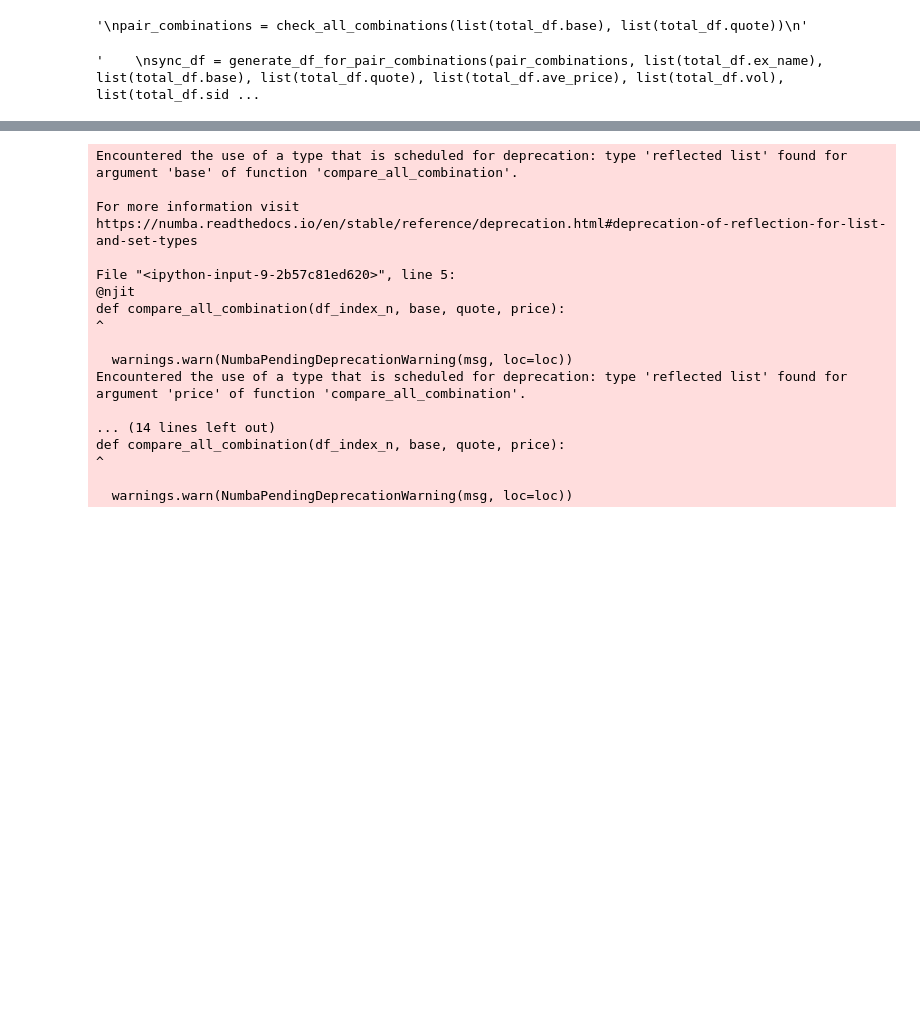
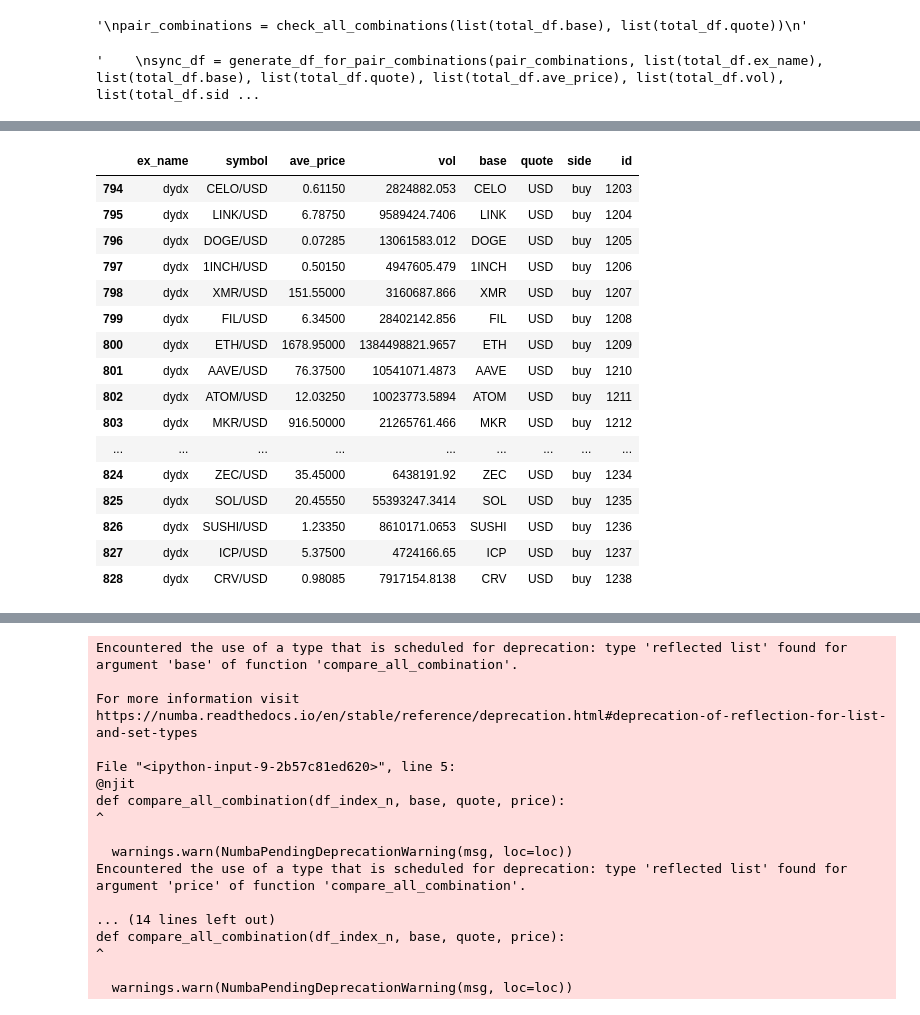
Before and after one commit to alunfes/1m-btc-data, a Jupyter notebook: Cartpole_test.ipynb, the cells around one changed output, grey strips where cells are left out. Cells and saved outputs as stored; diff of their text form; code cells hidden in the pictures; blank space fills up the shorter version.

```diff
--- a/Cartpole_test.ipynb
+++ b/Cartpole_test.ipynb
@@ -483,7 +517,7 @@ pair_combinations = check_all_combinations(list(total_df.base), list(total_df.qu
 # %%
 #pairとして成立しているものの合成後のex list, sdie list, symbol, 価格を加える。
 @jit
-def generate_df_for_pair_combinations(pair_combinations, ex_name, base, quote, ave_price, vol, side):
+def generate_df_for_pair_combinations(pair_combinations, ex_name, base, quote, ave_price, vol, side, id):
     sync_data = []
     for comb in pair_combinations:
         a_index = comb[0]
@@ -497,6 +531,10 @@ def generate_df_for_pair_combinations(pair_combinations, ex_name, base, quote, a
         a_symbol = base[a_index] + '/' + quote[a_index]
         b_symbol = base[b_index] + '/' + quote[b_index]
         symbol = check_sync_symbol(base[a_index], quote[a_index], base[b_index], quote[b_index])
+
+        if base[a_index] == 'BADGER' and quote[a_index] == 'BTC' and base[b_index] == 'BADGER' and quote[b_index] == 'BTC':
+            print(symbol)
+
         if symbol != ('', ''):
             sync_data.append({'ex_name': ex_name[a_index] + ',' + ex_name[b_index],
                               'symbol': symbol[0] + '/' + symbol[1],
@@ -504,7 +542,8 @@ def generate_df_for_pair_combinations(pair_combinations, ex_name, base, quote, a
                               'vol': str(a_vol) + ',' + str(b_vol),
                               'base': symbol[0],
                               'quote': symbol[1],
-                              'side': a_side + ',' + b_side})
+                              'side': a_side + ',' + b_side,
+                             'id': str(id[a_index])+','+str(id[b_index])})
     sync_df = pd.DataFrame(sync_data)
     return sync_df
 '''
@@ -560,7 +599,9 @@ for ex_name in merged_df['ex_name'].unique():
 pair_df = pd.DataFrame(pair_list)
 merged_df['base'] = pair_df['base']
 merged_df['quote'] = pair_df['quote']
-merged_df = check_ticker_in_multiple_exchanges(merged_df, num_listed_ex_kijun)
+#merged_df = check_ticker_in_multiple_exchanges(merged_df, num_listed_ex_kijun)
+merged_df = check_ticker_in_multiple_exchanges_ex_stable(merged_df, num_listed_ex_kijun, True)
+print(merged_df)
 merged_df['side'] = 'buy'
 #generate copied df for sell
 copied_df = merged_df.copy()
@@ -572,15 +613,22 @@ copied_df['quote'] = base
 copied_df['symbol'] = quote+'/'+base
 copied_df['ave_price'] = 1/copied_df['ave_price']
 total_df = pd.concat([merged_df, copied_df], ignore_index=True)
-total_df = total_df[total_df.vol > vol_size_kijun]
+total_df = total_df[total_df.vol > vol_size_kijun] #volumeが一定以下のものは削除
+total_df = total_df[~total_df['symbol'].str.contains(':')] #USDT:USDTみたいなものは削除。どのようなsymbolなのかを調べる必要がある。
 total_df.reset_index(drop=True)
+total_df['id'] = list(total_df.index)
 #check all combinations available
 pair_combinations = check_all_combinations(list(total_df.base), list(total_df.quote))
 print('identified ', len(pair_combinations), ' pairs for arb.')
 #generate sync df
-sync_df = generate_df_for_pair_combinations(pair_combinations, list(total_df.ex_name), list(total_df.base), list(total_df.quote), list(total_df.ave_price), list(total_df.vol), list(total_df.side))
+sync_df = generate_df_for_pair_combinations(pair_combinations, list(total_df.ex_name), list(total_df.base), list(total_df.quote), list(total_df.ave_price), list(total_df.vol), list(total_df.side), list(total_df.id))
 final_df = pd.concat([total_df, sync_df], ignore_index=True).reset_index(drop=True)
+target_df = final_df.copy()
+target_df = target_df[target_df['id'].str.contains(',', na=False) == False]
+target_df.to_csv('/content/drive/My Drive/target_df.csv')
 final_df["symbol"] = final_df["symbol"].str.replace("USDT|USDC|BUSD", "USD", regex=True)
+
+st = time.time()
 final_df = final_df.sort_values("symbol")
 #remove nan inf data rows
 nan_rows = final_df.loc[final_df.isna().any(axis=1)]
@@ -589,4 +637,8 @@ final_df = final_df.dropna()
 inf_rows = final_df.loc[final_df.isin([np.inf, -np.inf]).any(axis=1)]
 print(len(inf_rows), ' rows contain inf and removed.')
 final_df = final_df[~final_df.isin([np.inf, -np.inf]).any(axis=1)].dropna()
+#final_df.to_csv('/content/drive/My Drive/final_df.csv')
+min_max_df = calc_symbol_min_max_ratio(final_df)
+print(time.time()-st)
+min_max_df.to_csv('/content/drive/My Drive/minmax_df.csv')
 # %% [output]
@@ -645,0 +748,24 @@ Maximum ave_price: 2178649237.472767
+# %%
+target_df = target_df[target_df['side']=='buy']
+dydx_df = target_df[target_df['ex_name']=='dydx']
+dydx_df
+#df = target_df.sample(frac=1, random_state=41)
+#df
+# %% [output]
+|  | ex_name | symbol | ave_price | vol | base | quote | side | id |
+| 794 | dydx | CELO/USD | 0.61150 | 2824882.053 | CELO | USD | buy | 1203 |
+| 795 | dydx | LINK/USD | 6.78750 | 9589424.7406 | LINK | USD | buy | 1204 |
+| 796 | dydx | DOGE/USD | 0.07285 | 13061583.012 | DOGE | USD | buy | 1205 |
+| 797 | dydx | 1INCH/USD | 0.50150 | 4947605.479 | 1INCH | USD | buy | 1206 |
+| 798 | dydx | XMR/USD | 151.55000 | 3160687.866 | XMR | USD | buy | 1207 |
+| 799 | dydx | FIL/USD | 6.34500 | 28402142.856 | FIL | USD | buy | 1208 |
+| 800 | dydx | ETH/USD | 1678.95000 | 1384498821.9657 | ETH | USD | buy | 1209 |
+| 801 | dydx | AAVE/USD | 76.37500 | 10541071.4873 | AAVE | USD | buy | 1210 |
+| 802 | dydx | ATOM/USD | 12.03250 | 10023773.5894 | ATOM | USD | buy | 1211 |
+| 803 | dydx | MKR/USD | 916.50000 | 21265761.466 | MKR | USD | buy | 1212 |
+| ... | ... | ... | ... | ... | ... | ... | ... | ... |
+| 824 | dydx | ZEC/USD | 35.45000 | 6438191.92 | ZEC | USD | buy | 1234 |
+| 825 | dydx | SOL/USD | 20.45550 | 55393247.3414 | SOL | USD | buy | 1235 |
+| 826 | dydx | SUSHI/USD | 1.23350 | 8610171.0653 | SUSHI | USD | buy | 1236 |
+| 827 | dydx | ICP/USD | 5.37500 | 4724166.65 | ICP | USD | buy | 1237 |
+| 828 | dydx | CRV/USD | 0.98085 | 7917154.8138 | CRV | USD | buy | 1238 |
```
Also changed, not shown: parts of 18 cells of this notebook.
